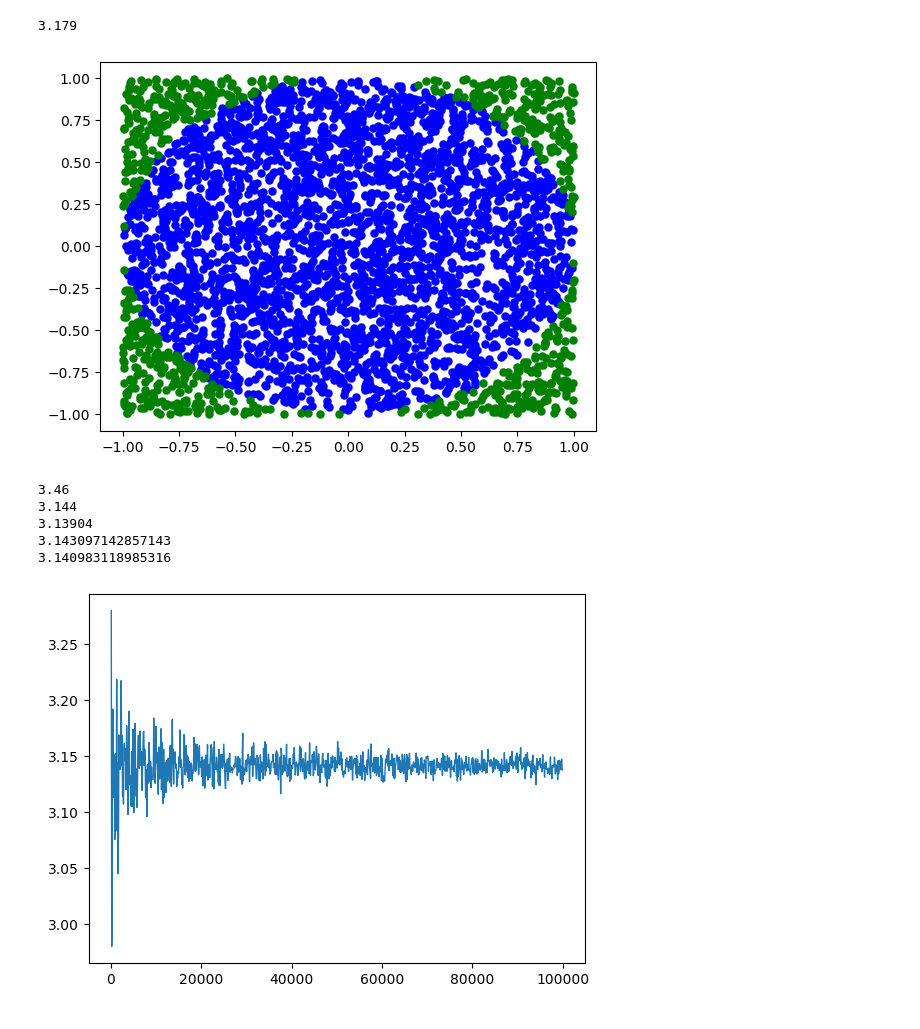
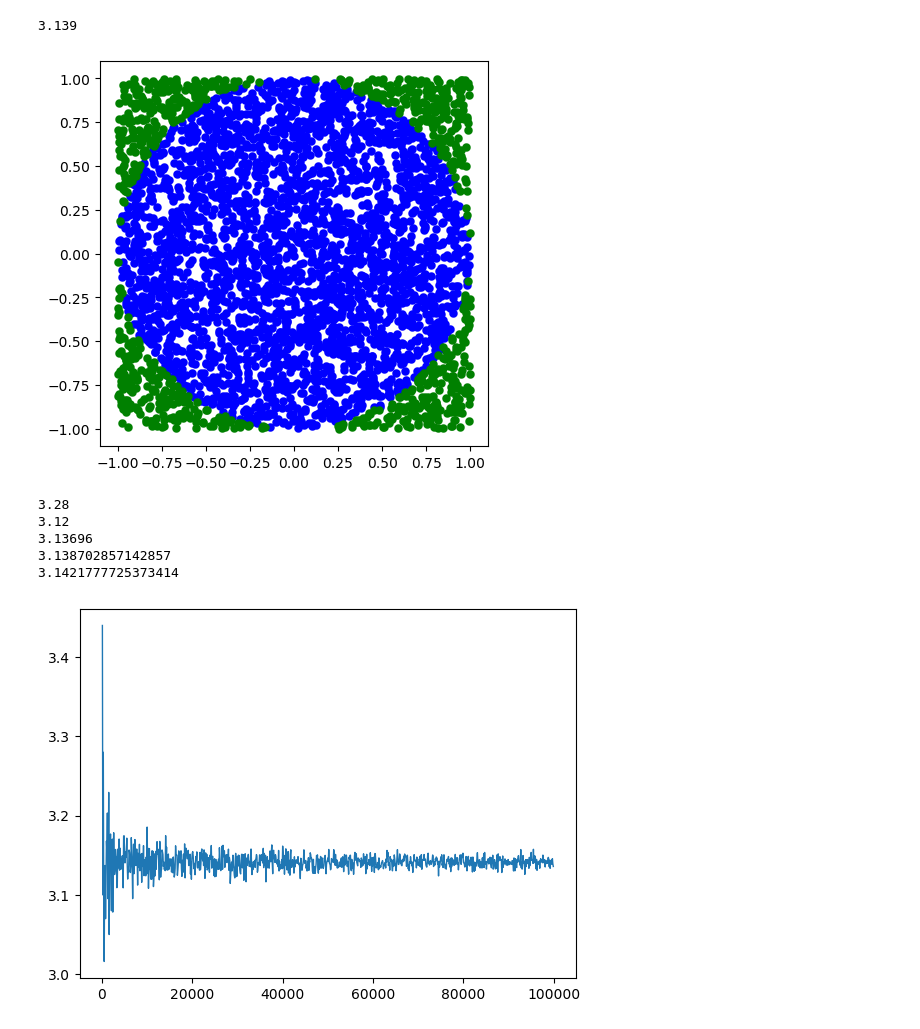
Before and after one commit to juliawmv/Intro-Python-Project, a Jupyter notebook: PiEstimate.ipynb, the cells around one changed output. Cells and saved outputs as stored; diff of their text form; code cells hidden in the pictures.

```diff
--- a/PiEstimate.ipynb
+++ b/PiEstimate.ipynb
@@ -24,35 +24,37 @@ N = 4000
 for i in range(N):
     # generates x and y points uniformly in a 2 length by 2 length square
     x = random.uniform(-1,1)
     y = random.uniform(-1,1)
     if x**2 + y**2 <= 1:
         # tests if points are within or on the circle and adds them to a total
         circle_sum = circle_sum + 1
         # adds coordinates of points in the circle to arrays for plotting
         circle_pointsx.append(x)
         circle_pointsy.append(y)
     if x**2 + y**2 > 1:
         # tests if points are not within the circle and adds them to a total
         not_in_circle = not_in_circle + 1
         # adds coordinates of points outside of the circle to arrays for plotting
         square_pointsx.append(x)
         square_pointsy.append(y)
 
 # estimates pi by taking the ratio of points in the circle to overall points and multiplying it by 4
 pi_estimate = 4 * (circle_sum/N)
 print(pi_estimate)
 
 # Attempted to use plt.circle to show the boundaries of the circle cleaer.
 # When I ran it, it did not produce anything on the plot.
 # plt.Circle( (0, 0 ), 1 , zorder = 1, linewidth = 3, color = 'red')
 
+plt.figure(figsize=(5,5))
+
 # plots points inside of the circle
-plt.scatter(circle_pointsx,circle_pointsy , color = 'blue', zorder = 2, linewidth = 0.1)
+plt.scatter(circle_pointsx,circle_pointsy , color = 'blue', linewidth = 0.1)
 
 # plots points outside of the circle but inside of the square
-plt.scatter(square_pointsx,square_pointsy, color = 'green', zorder = 3, linewidth = 0.1)
+plt.scatter(square_pointsx,square_pointsy, color = 'green', linewidth = 0.1)
 plt.show()
 # %% [output]
-3.179
+3.139
-[figure, old version]
+[figure, new version]
 # %%
@@ -86,20 +98,30 @@ def pi(N):
 # %%
 # call function of various total points to test estimates
-pi_estimate = pi(200)
-pi_estimate1 = pi(4000)
-pi_estimate2 = pi(50000)
-pi_estimate3 = pi(700000)
-pi_estimate4 = pi(3214321)
+piestimate = pi_estimate(200)
+piestimate1 = pi_estimate(4000)
+piestimate2 = pi_estimate(50000)
+piestimate3 = pi_estimate(700000)
+piestimate4 = pi_estimate(3214321)
 # %% [output]
-3.46
-3.144
-3.13904
-3.143097142857143
-3.140983118985316
+3.28
+3.12
+3.13696
+3.138702857142857
+3.1421777725373414
 # %%
 # function taking in total number of points and outputing an estimate of pi
 
-def pi(N,L,R):
+def pi_estimate_2(N,L,R):
+    '''
+    Generates a square area and scatters random points within this area. Uses a defined circle based on square
+    length to calculate an estimate for pi based on the number of points in the circle versus total points as well
+    as the size of the circle.
+
+    Input: Total Points(N), Length of Square(L), and Radius of Circle(R)
+
+    Output: Pi Esimate(pi_estimate)
+    '''
+
     # initializes variable for total points in the circle and arrays for x and y points within and outside of the circle
     circle_sum = 0
     not_in_circle = 0
@@ -133,13 +155,13 @@ Naxis = []
 
 # inputs for length and radius
 L = 2
-R = 2 * L
+R = L * 2
 
 # produces values for number of points vs pi estimate and adds them to arrays for plotting
 for i in range(100,100000,100):
     N = i
     Naxis = np.append(Naxis,N)
-    results = np.append(results,pi(N,L,R))
+    results = np.append(results,pi_estimate_2(N,L,R))
 
 # plot statement for number of points vs pi estimate result
 plt.plot(Naxis,results, linewidth = 1)
@@ -149,4 +171,4 @@ plt.show()
 # converges at around 3.14. I can input a length and it will calculate a radius to properly compute an estimate of pi.
 # The estimate works well at the lower end of total points and works very well at genearting quick estimates.
 # %% [output]
-[figure, old version]
+[figure, new version]
```
Also changed, not shown: parts of 2 cells of this notebook, 3 other files.
